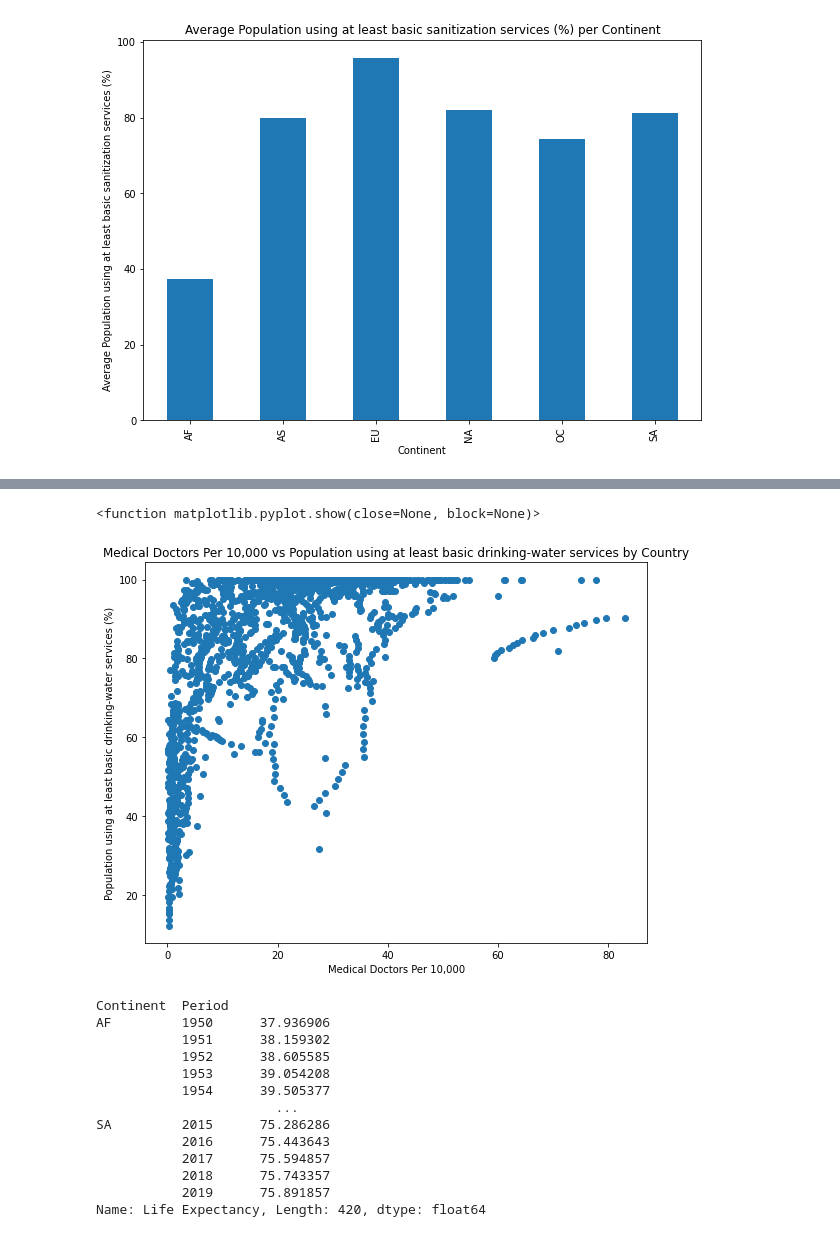
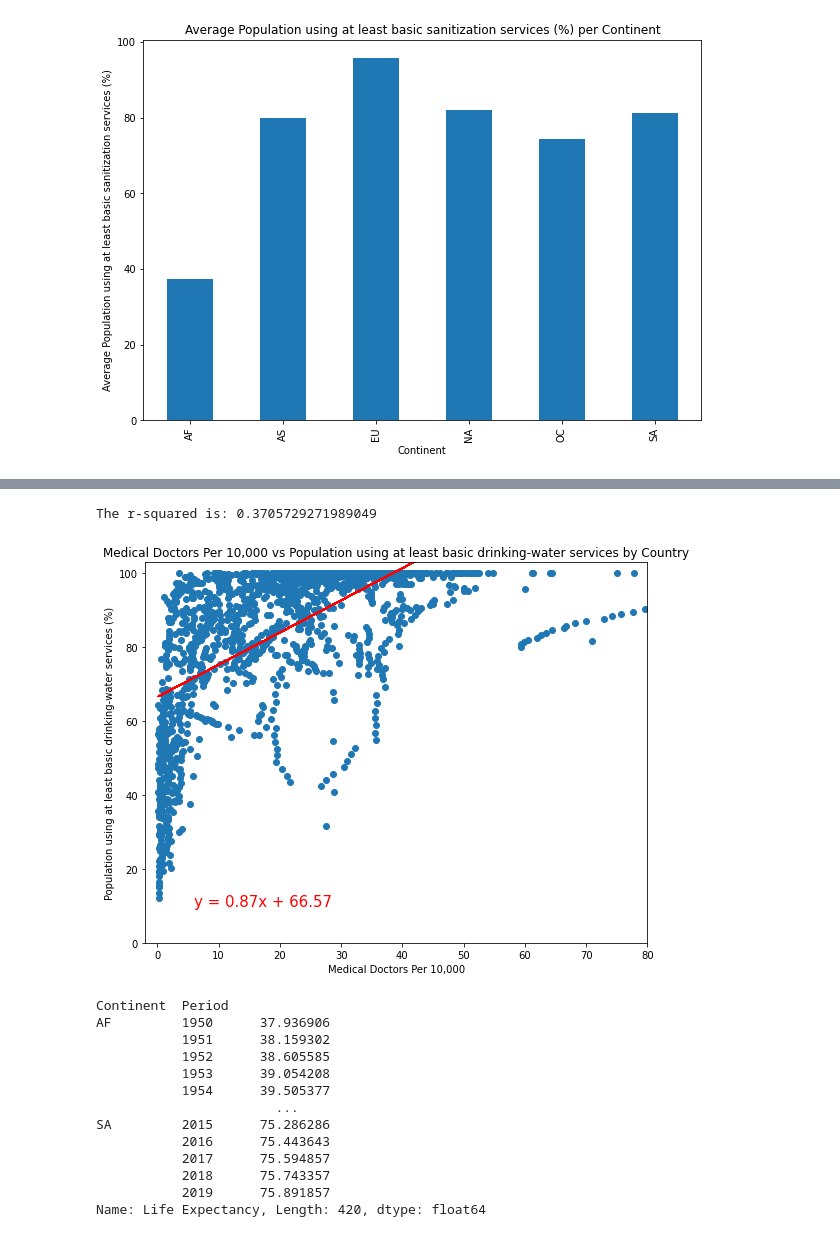
Before and after one commit to saiyidmkazmi/Project1-LifeExpectancy-, a Jupyter notebook: main.ipynb, the cells around one changed output, grey strips where cells are left out. Cells and saved outputs as stored; diff of their text form; code cells hidden in the pictures.

Commit message:
pushing changes on main (graphics)

```diff
--- a/main.ipynb
+++ b/main.ipynb
@@ -350,14 +350,26 @@ The r-squared is: 0.46341444243659313
 [figure]
 # %%
 plt.figure(figsize = (9,7))
+x_values = final_df["Medical Doctors Per 10,000"]
+y_values = final_df["Population using at least basic drinking-water services (%)"]
+mask = ~np.isnan(x_values) & ~np.isnan(y_values)
+(slope, intercept, rvalue, pvalue, stderr) = linregress(x_values[mask], y_values[mask])
+regress_values = x_values * slope + intercept
+line_eq = "y = " + str(round(slope,2)) + "x + " + str(round(intercept,2))
 plt.scatter(final_df["Medical Doctors Per 10,000"], final_df["Population using at least basic drinking-water services (%)"])
+plt.plot(x_values,regress_values,"r-", range(10,10))
+plt.xlim(-2,80)
+plt.ylim(0,103)
+plt.annotate(line_eq,(6,10),fontsize=15,color="red")
 plt.title("Medical Doctors Per 10,000 vs Population using at least basic drinking-water services by Country")
 plt.xlabel("Medical Doctors Per 10,000")
 plt.ylabel("Population using at least basic drinking-water services (%)")
+plt.savefig("Graphics/Medical Doctors Per 10,000 vs Population using at least basic drinking-water services (%).png")
 plt.show
+print(f"The r-squared is: {rvalue**2}")
 # %% [output]
-<function matplotlib.pyplot.show(close=None, block=None)>
+The r-squared is: 0.3705729271989049
-[figure, old version]
+[figure, new version]
 # %%
 ## Create series groupby of average life expectancy per year per continent
 avg_lifeExp_per_country_per_year = final_df.groupby(["Continent", "Period"])["Life Expectancy"].mean()
```
Also changed, not shown: parts of 7 cells of this notebook, 4 other files.
